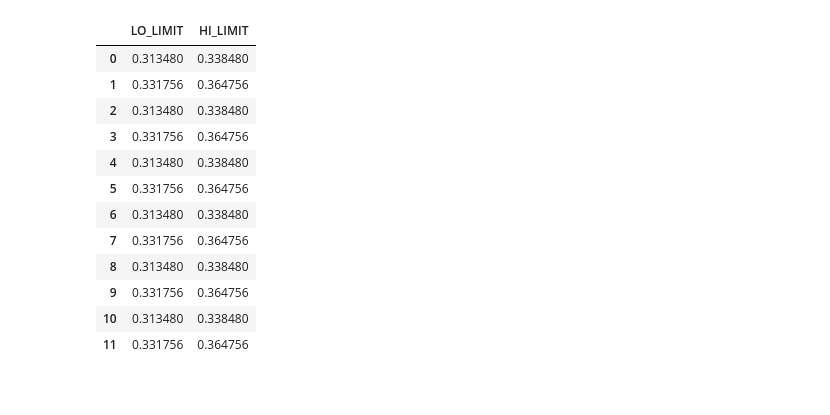
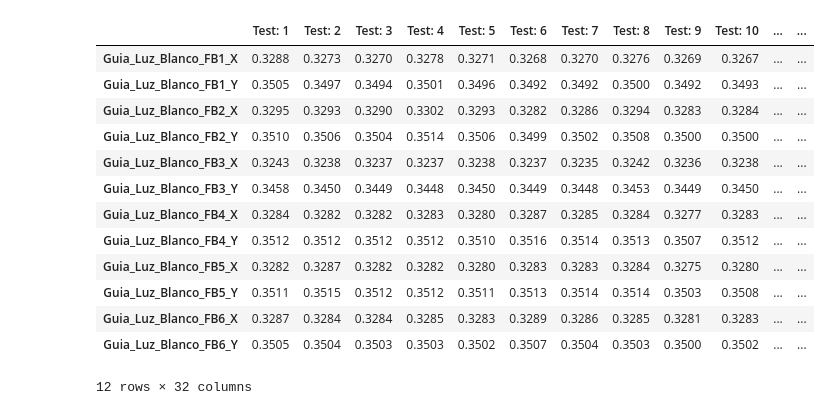
Before and after one commit to LucianoGP95/Python_Eiit_RyR, a Jupyter notebook: a2_Analyser/notebooks/a5_Limits_Approximation.ipynb, the cells around one changed output. Cells and saved outputs as stored; diff of their text form; code cells hidden in the pictures.

```diff
--- a/a2_Analyser/notebooks/a5_Limits_Approximation.ipynb
+++ b/a2_Analyser/notebooks/a5_Limits_Approximation.ipynb
@@ -46,16 +47,27 @@ plot_simple_limits(DATA_format, glob.nests_number, xrange=[0.3, 0.34], yrange=[0
-# %%
-LIMITS
-# %% [output]
-|  | LO_LIMIT | HI_LIMIT |
-| 0 | 0.313480 | 0.338480 |
-| 1 | 0.331756 | 0.364756 |
-| 2 | 0.313480 | 0.338480 |
-| 3 | 0.331756 | 0.364756 |
-| 4 | 0.313480 | 0.338480 |
-| 5 | 0.331756 | 0.364756 |
-| 6 | 0.313480 | 0.338480 |
-| 7 | 0.331756 | 0.364756 |
-| 8 | 0.313480 | 0.338480 |
-| 9 | 0.331756 | 0.364756 |
-| 10 | 0.313480 | 0.338480 |
-| 11 | 0.331756 | 0.364756 |
+# %%
+##Data creation
+try:
+    MEAS.columns = [f"Test: {int(col)+1}" for col in MEAS.columns]  # str
+except ValueError:
+    MEAS = MEAS.rename(columns={i: f"Test: {i+1}" for i in range(MEAS.shape[1])})  # int
+try:
+    LIMITS.columns = ["LO_LIMIT", "HI_LIMIT"]  # str
+except ValueError:
+    LIMITS = LIMITS.rename(columns={LIMITS.columns[0]: "LO_LIMIT", LIMITS.columns[1]: "HI_LIMIT"})  # int
+DATA_format = rename_index(pd.concat([MEAS, LIMITS], axis=1))
+display(DATA_format)
+# %% [output]
+|  | Test: 1 | Test: 2 | Test: 3 | Test: 4 | Test: 5 | Test: 6 | Test: 7 | Test: 8 | Test: 9 | Test: 10 | ... | ... |
+| Guia_Luz_Blanco_FB1_X | 0.3288 | 0.3273 | 0.3270 | 0.3278 | 0.3271 | 0.3268 | 0.3270 | 0.3276 | 0.3269 | 0.3267 | ... | ... |
+| Guia_Luz_Blanco_FB1_Y | 0.3505 | 0.3497 | 0.3494 | 0.3501 | 0.3496 | 0.3492 | 0.3492 | 0.3500 | 0.3492 | 0.3493 | ... | ... |
+| Guia_Luz_Blanco_FB2_X | 0.3295 | 0.3293 | 0.3290 | 0.3302 | 0.3293 | 0.3282 | 0.3286 | 0.3294 | 0.3283 | 0.3284 | ... | ... |
+| Guia_Luz_Blanco_FB2_Y | 0.3510 | 0.3506 | 0.3504 | 0.3514 | 0.3506 | 0.3499 | 0.3502 | 0.3508 | 0.3500 | 0.3500 | ... | ... |
+| Guia_Luz_Blanco_FB3_X | 0.3243 | 0.3238 | 0.3237 | 0.3237 | 0.3238 | 0.3237 | 0.3235 | 0.3242 | 0.3236 | 0.3238 | ... | ... |
+| Guia_Luz_Blanco_FB3_Y | 0.3458 | 0.3450 | 0.3449 | 0.3448 | 0.3450 | 0.3449 | 0.3448 | 0.3453 | 0.3449 | 0.3450 | ... | ... |
+| Guia_Luz_Blanco_FB4_X | 0.3284 | 0.3282 | 0.3282 | 0.3283 | 0.3280 | 0.3287 | 0.3285 | 0.3284 | 0.3277 | 0.3283 | ... | ... |
+| Guia_Luz_Blanco_FB4_Y | 0.3512 | 0.3512 | 0.3512 | 0.3512 | 0.3510 | 0.3516 | 0.3514 | 0.3513 | 0.3507 | 0.3512 | ... | ... |
+| Guia_Luz_Blanco_FB5_X | 0.3282 | 0.3287 | 0.3282 | 0.3282 | 0.3280 | 0.3283 | 0.3283 | 0.3284 | 0.3275 | 0.3280 | ... | ... |
+| Guia_Luz_Blanco_FB5_Y | 0.3511 | 0.3515 | 0.3512 | 0.3512 | 0.3511 | 0.3513 | 0.3514 | 0.3514 | 0.3503 | 0.3508 | ... | ... |
+| Guia_Luz_Blanco_FB6_X | 0.3287 | 0.3284 | 0.3284 | 0.3285 | 0.3283 | 0.3289 | 0.3286 | 0.3285 | 0.3281 | 0.3283 | ... | ... |
+| Guia_Luz_Blanco_FB6_Y | 0.3505 | 0.3504 | 0.3503 | 0.3503 | 0.3502 | 0.3507 | 0.3504 | 0.3503 | 0.3500 | 0.3502 | ... | ... |
+12 rows × 32 columns
```
Also changed, not shown: parts of 6 cells of this notebook, 7 other files.
